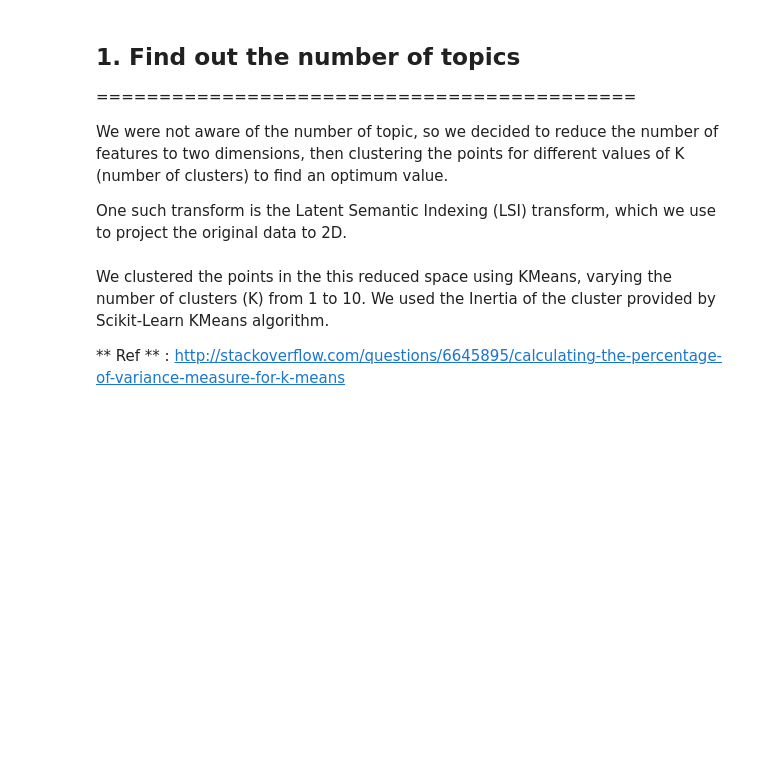
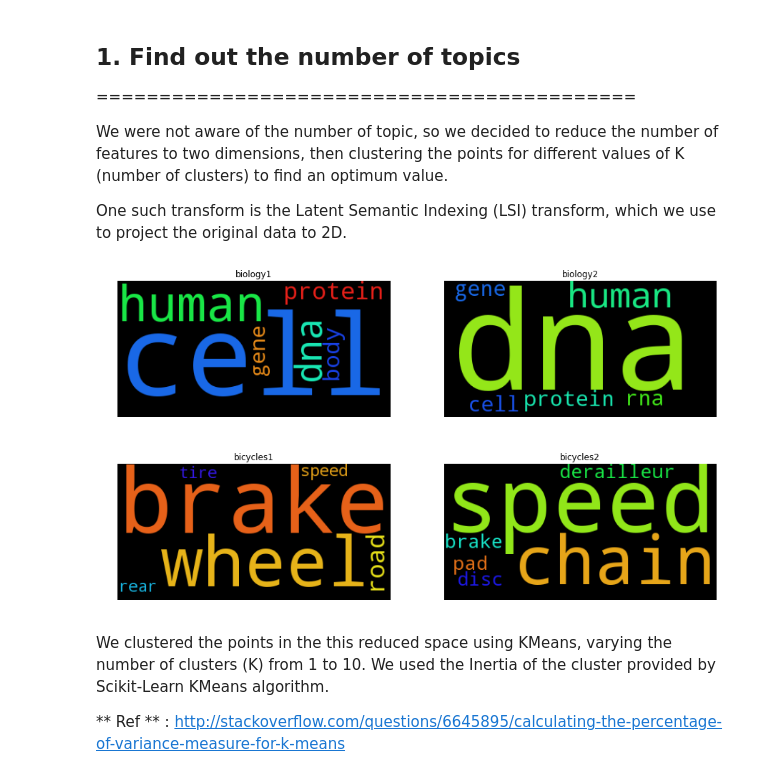
Before and after one commit to dhruvaray/soml, a Jupyter notebook: index.ipynb, the cells around one changed output. Cells and saved outputs as stored; diff of their text form; code cells hidden in the pictures; blank space fills up the shorter version.

```diff
--- a/index.ipynb
+++ b/index.ipynb
@@ -248,3 +245,10 @@ for site in SITES:
+# %%
+for site in SITES:
+    STOPW[site] = StopWords(stopw.get(site,[]))
+    stokens = SentenceTokens(Posts[site],'Title',STOPW[site])
+    Dictionaries[site] = get_dictionary(site, stokens, force=RECOMPUTE_MODEL)
+    Corpora[site] = get_corpus(site, stokens, force=RECOMPUTE_MODEL)
+    TFIDF[site] = TfidfModel(Corpora[site], normalize=RECOMPUTE_MODEL)
 # %% [markdown]
 ## 1. Find out the number of topics
 ===========================================
@@ -279,3 +308,9 @@ for site in SITES:
+# %%
+for site in SITES:
+  plotWordCloud(site, LsiModels[site], 6)
+# %% [output]
+[figure, added]
+[figure, added]
 # %% [markdown]
 We clustered the points in the this reduced space using KMeans, varying the number of clusters (K) from 1 to 10.
 We used the Inertia of the cluster provided by Scikit-Learn KMeans algorithm.
```
Also changed, not shown: parts of 25 cells of this notebook, 22 other files.
